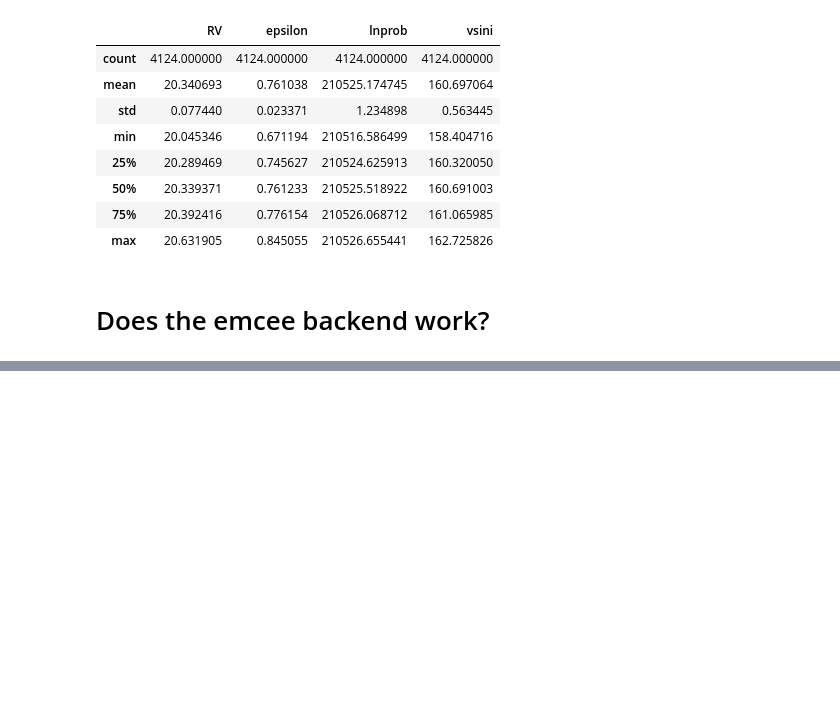
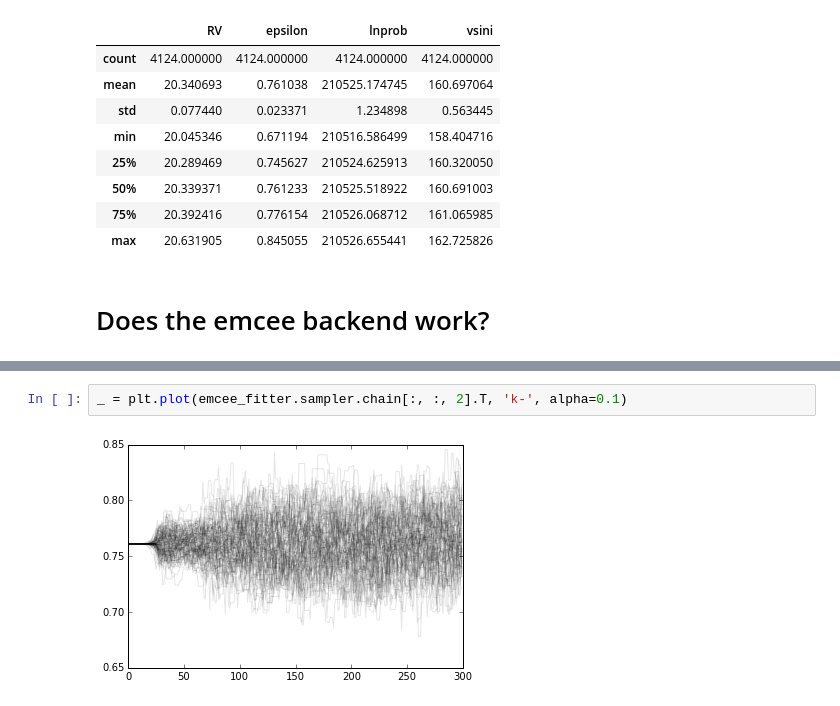
Before and after one commit to kgullikson88/Chiron-Scripts, a Jupyter notebook: MeasureRV.ipynb, the cells around one changed output, grey strips where cells are left out. Drawn from its saved outputs; the diff is of its cells as text; blank space fills up the shorter version.

Commit message:
Fixed emcee_fitter.

```diff
--- a/MeasureRV.ipynb
+++ b/MeasureRV.ipynb
@@ -134,0 +174,4 @@ emcee_fitter.plot()
+# %%
+_ = plt.plot(emcee_fitter.sampler.chain[:, :, 2].T, 'k-', alpha=0.1)
+# %% [output]
+[figure, added]
```
Also changed, not shown: parts of 8 cells of this notebook.
